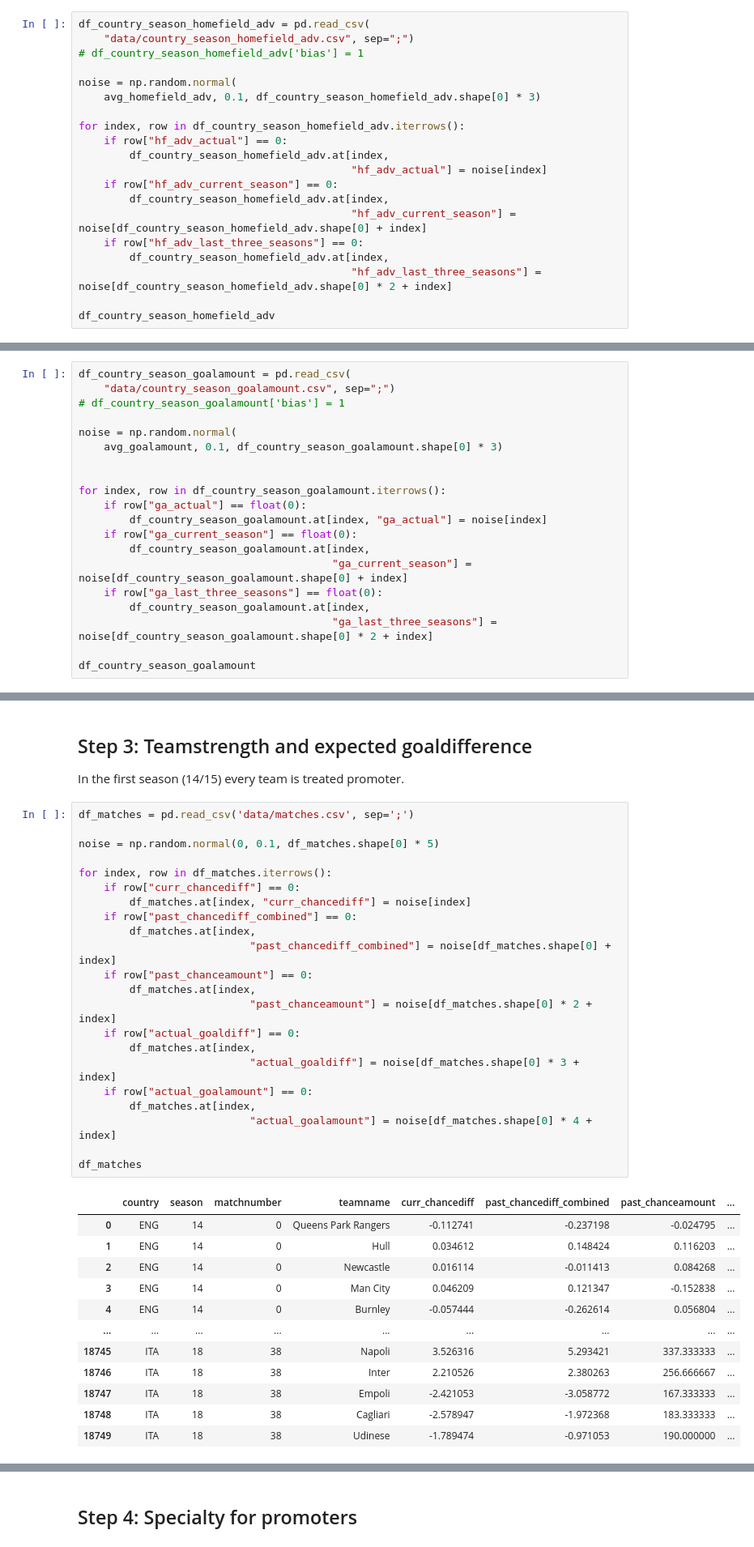
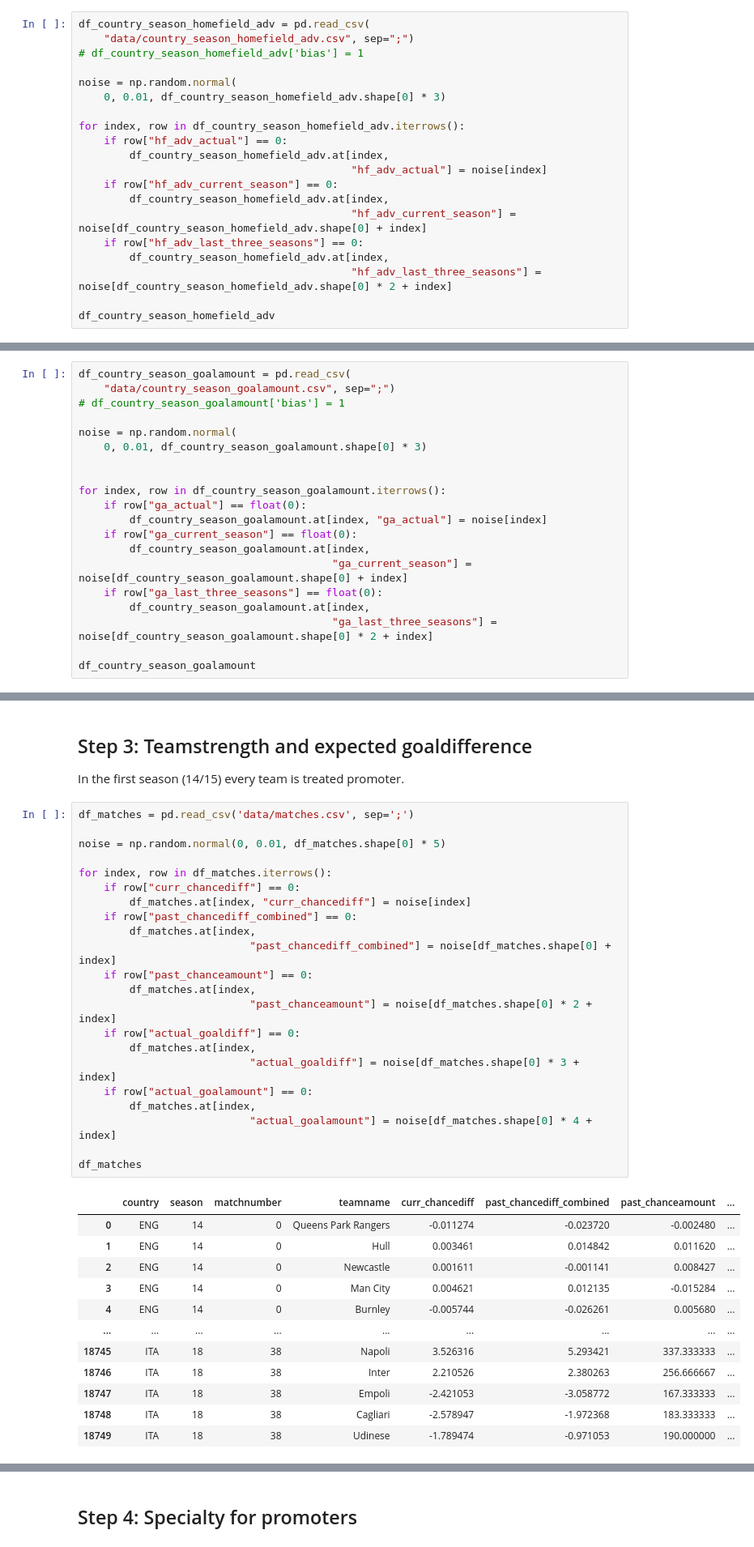
Before and after one commit to LUKEx76/football_prediction, a Jupyter notebook: heuer_model/heuer.ipynb, the cells around one changed output, grey strips where cells are left out. Shown at 81% size. Drawn from its saved outputs; the diff is of its cells as text.

```diff
--- a/heuer_model/heuer.ipynb
+++ b/heuer_model/heuer.ipynb
@@ -59,7 +59,7 @@ df_country_season_homefield_adv = pd.read_csv(
 # df_country_season_homefield_adv['bias'] = 1
 
 noise = np.random.normal(
-    avg_homefield_adv, 0.1, df_country_season_homefield_adv.shape[0] * 3)
+    0, 0.01, df_country_season_homefield_adv.shape[0] * 3)
 
 for index, row in df_country_season_homefield_adv.iterrows():
     if row["hf_adv_actual"] == 0:
@@ -134,7 +133,7 @@ df_country_season_goalamount = pd.read_csv(
 # df_country_season_goalamount['bias'] = 1
 
 noise = np.random.normal(
-    avg_goalamount, 0.1, df_country_season_goalamount.shape[0] * 3)
+    0, 0.01, df_country_season_goalamount.shape[0] * 3)
 
 
 for index, row in df_country_season_goalamount.iterrows():
@@ -193,32 +195,32 @@ In the first season (14/15) every team is treated promoter.
 # %%
 df_matches = pd.read_csv('data/matches.csv', sep=';')
 
-noise = np.random.normal(0, 0.1, df_matches.shape[0] * 5)
+noise = np.random.normal(0, 0.01, df_matches.shape[0] * 5)
 
 for index, row in df_matches.iterrows():
     if row["curr_chancediff"] == 0:
         df_matches.at[index, "curr_chancediff"] = noise[index]
     if row["past_chancediff_combined"] == 0:
         df_matches.at[index,
                            "past_chancediff_combined"] = noise[df_matches.shape[0] + index]
     if row["past_chanceamount"] == 0:
         df_matches.at[index,
                            "past_chanceamount"] = noise[df_matches.shape[0] * 2 + index]
     if row["actual_goaldiff"] == 0:
         df_matches.at[index,
                            "actual_goaldiff"] = noise[df_matches.shape[0] * 3 + index]
     if row["actual_goalamount"] == 0:
         df_matches.at[index,
                            "actual_goalamount"] = noise[df_matches.shape[0] * 4 + index]
 
 df_matches
 # %% [output]
 |  | country | season | matchnumber | teamname | curr_chancediff | past_chancediff_combined | past_chanceamount | ... |
-| 0 | ENG | 14 | 0 | Queens Park Rangers | -0.112741 | -0.237198 | -0.024795 | ... |
-| 1 | ENG | 14 | 0 | Hull | 0.034612 | 0.148424 | 0.116203 | ... |
-| 2 | ENG | 14 | 0 | Newcastle | 0.016114 | -0.011413 | 0.084268 | ... |
-| 3 | ENG | 14 | 0 | Man City | 0.046209 | 0.121347 | -0.152838 | ... |
-| 4 | ENG | 14 | 0 | Burnley | -0.057444 | -0.262614 | 0.056804 | ... |
+| 0 | ENG | 14 | 0 | Queens Park Rangers | -0.011274 | -0.023720 | -0.002480 | ... |
+| 1 | ENG | 14 | 0 | Hull | 0.003461 | 0.014842 | 0.011620 | ... |
+| 2 | ENG | 14 | 0 | Newcastle | 0.001611 | -0.001141 | 0.008427 | ... |
+| 3 | ENG | 14 | 0 | Man City | 0.004621 | 0.012135 | -0.015284 | ... |
+| 4 | ENG | 14 | 0 | Burnley | -0.005744 | -0.026261 | 0.005680 | ... |
 | ... | ... | ... | ... | ... | ... | ... | ... | ... |
 | 18745 | ITA | 18 | 38 | Napoli | 3.526316 | 5.293421 | 337.333333 | ... |
 | 18746 | ITA | 18 | 38 | Inter | 2.210526 | 2.380263 | 256.666667 | ... |
```
Also changed, not shown: parts of 9 cells of this notebook, 2 other files.
